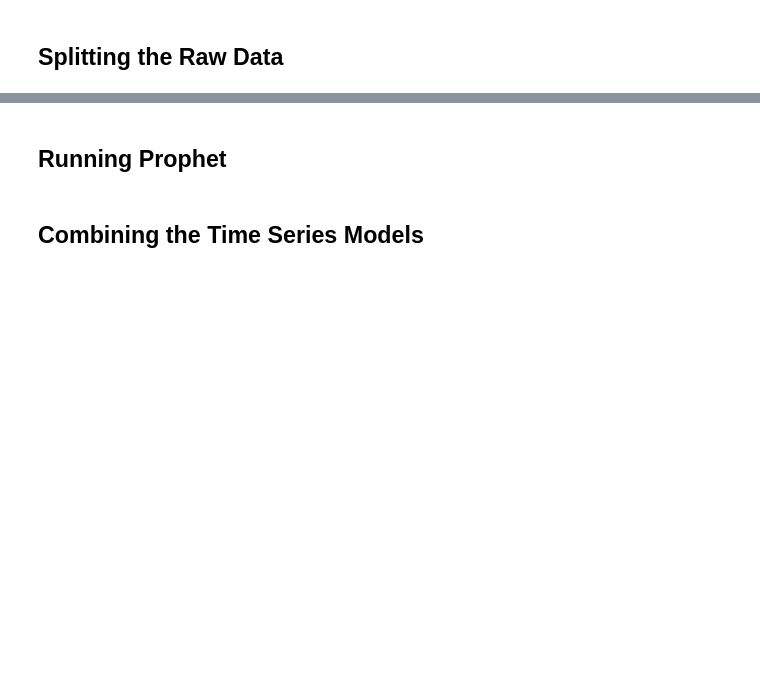
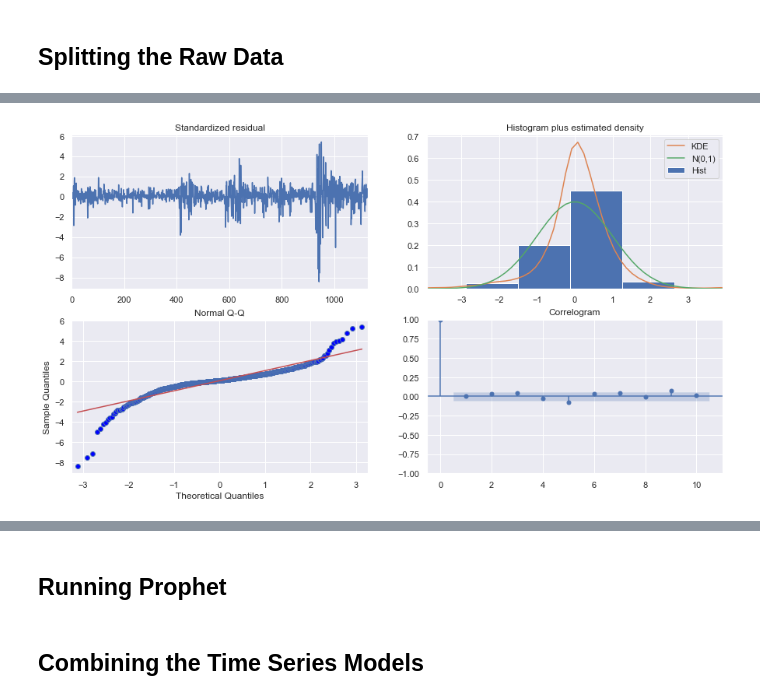
Before and after one commit to edologgerbird/SP500-forecast, a Jupyter notebook: SP500-forecasting.ipynb, the cells around one changed output, grey strips where cells are left out. Saved outputs shown, nothing was run; the diff lists cells and outputs as text; code cells hidden in the pictures; blank space fills up the shorter version.

```diff
--- a/SP500-forecasting.ipynb
+++ b/SP500-forecasting.ipynb
@@ -333,0 +373,8 @@ dtype: float64
+# %%
+model_autoARIMA = auto_arima(
+    train_data,
+    trace=True,
+    suppress_warnings=True
+)
+
+print(model_autoARIMA.summary())
@@ -333,0 +399,5 @@ dtype: float64
+# %%
+model_autoARIMA.plot_diagnostics(figsize=(15,8))
+plt.show()
+# %% [output]
+[figure, added]
```
Also changed, not shown: parts of 11 cells of this notebook.
